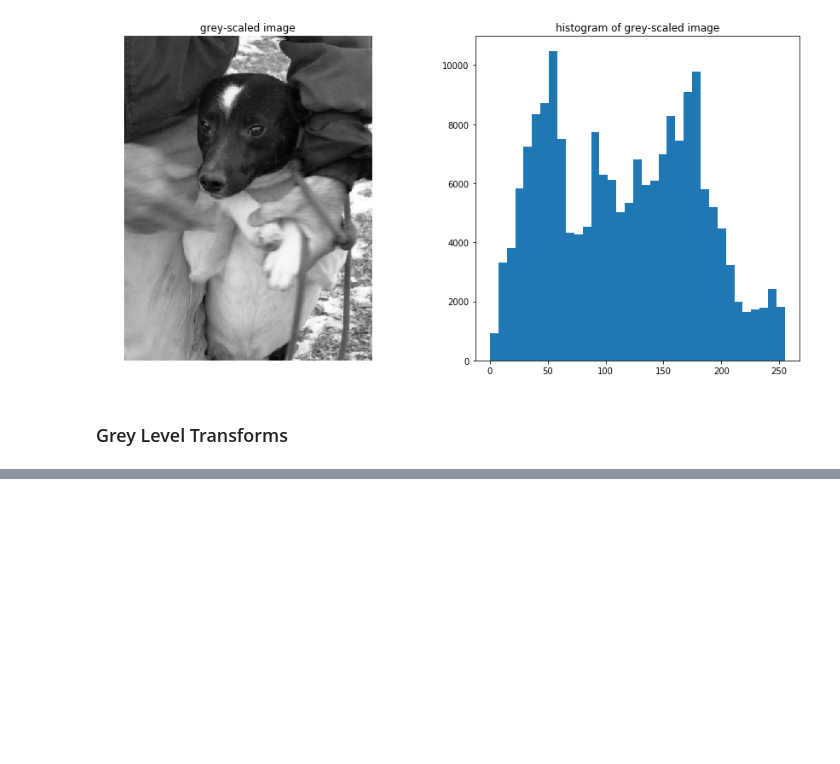
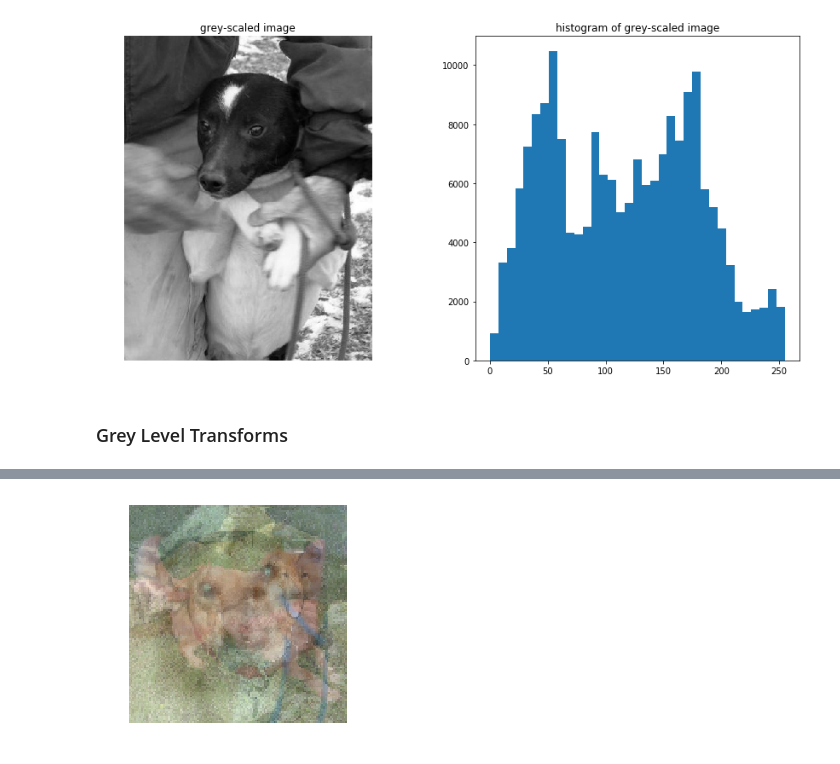
Before and after one commit to sjmiller8182/L-CompViz, a Jupyter notebook: CV-Ch1.ipynb, the cells around one changed output, grey strips where cells are left out. Cells and saved outputs as stored; diff of their text form; code cells hidden in the pictures; blank space fills up the shorter version.

```diff
--- a/CV-Ch1.ipynb
+++ b/CV-Ch1.ipynb
@@ -105,0 +141,9 @@ plt.imshow(im2, cmap='gray');
+# %%
+# average images
+im_paths = [im_path+'1.jpg', im_path+'2.jpg', im_path+'3.jpg', im_path+'4.jpg']
+resize = (128,128)
+
+plt.imshow(imtools.im_average(im_paths, resize = resize));
+plt.axis('off');
+# %% [output]
+[figure, added]
```
Also changed, not shown: parts of 5 cells of this notebook.
